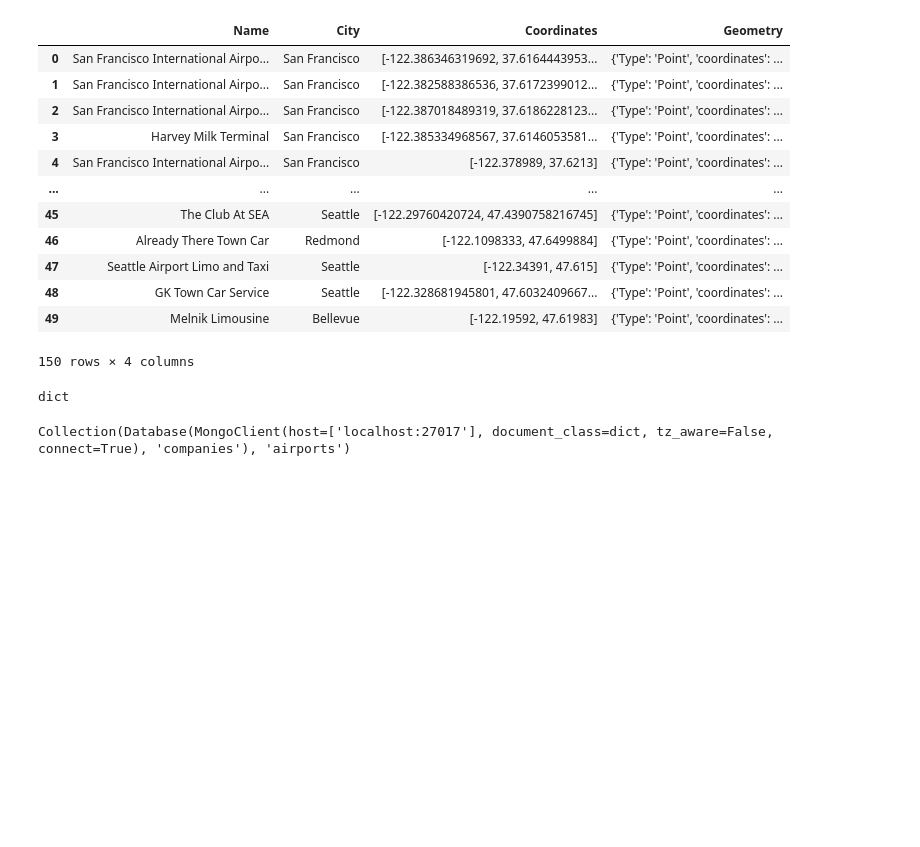
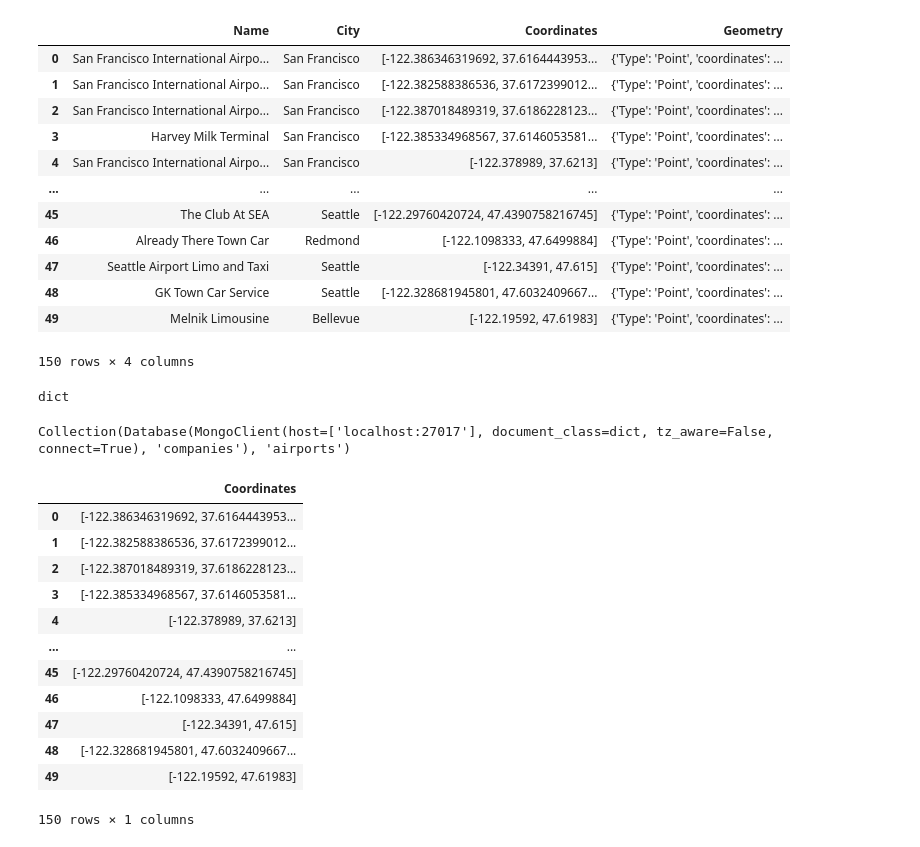
Before and after one commit to progameitor/Mongo-project, a Jupyter notebook: Obtener aeropuertos.ipynb, the cells around one changed output. Saved outputs shown, nothing was run; the diff lists cells and outputs as text; code cells hidden in the pictures; blank space fills up the shorter version.

```diff
--- a/Obtener aeropuertos.ipynb
+++ b/Obtener aeropuertos.ipynb
@@ -152,3 +152,22 @@ db= mongo_client["companies"]
 db.create_collection("airports")
 # %% [output]
 Collection(Database(MongoClient(host=['localhost:27017'], document_class=dict, tz_aware=False, connect=True), 'companies'), 'airports')
+# %%
+df_air_coord=df_airport["Coordinates"]
+# %%
+df_coord_air=pd.DataFrame(df_air_coord)
+df_coord_air
+# %% [output]
+|  | Coordinates |
+| 0 | [-122.386346319692, 37.6164443953... |
+| 1 | [-122.382588386536, 37.6172399012... |
+| 2 | [-122.387018489319, 37.6186228123... |
+| 3 | [-122.385334968567, 37.6146053581... |
+| 4 | [-122.378989, 37.6213] |
+| ... | ... |
+| 45 | [-122.29760420724, 47.4390758216745] |
+| 46 | [-122.1098333, 47.6499884] |
+| 47 | [-122.34391, 47.615] |
+| 48 | [-122.328681945801, 47.6032409667... |
+| 49 | [-122.19592, 47.61983] |
+150 rows × 1 columns
```
Also changed, not shown: parts of 1 cell of this notebook, 15 other files.
